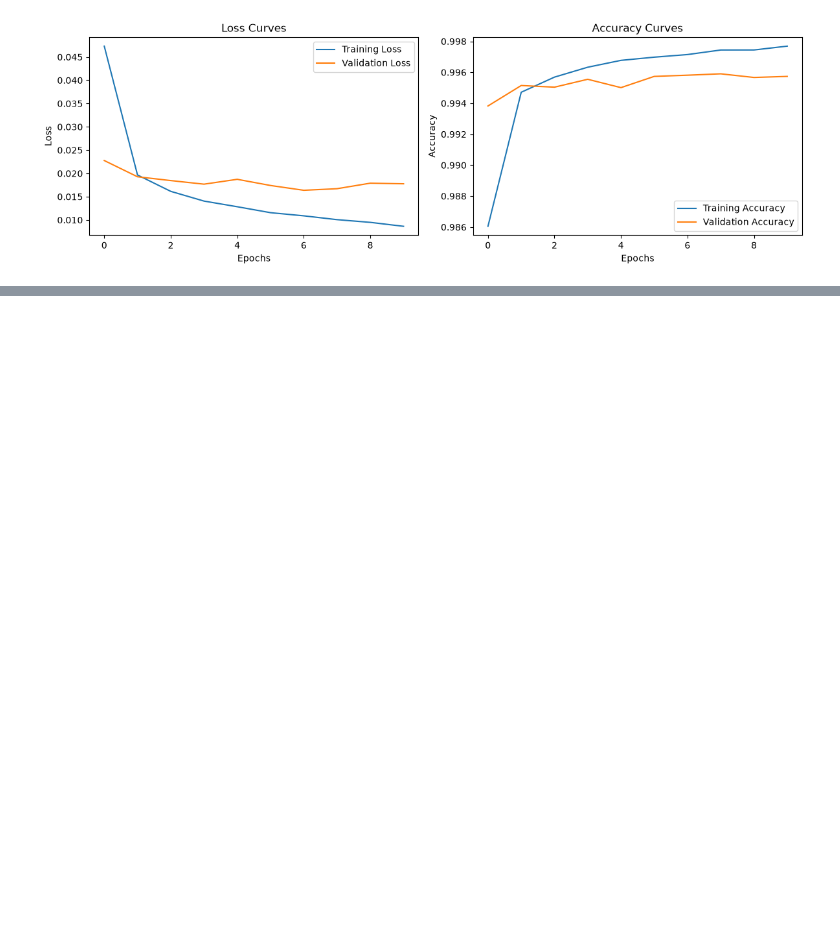
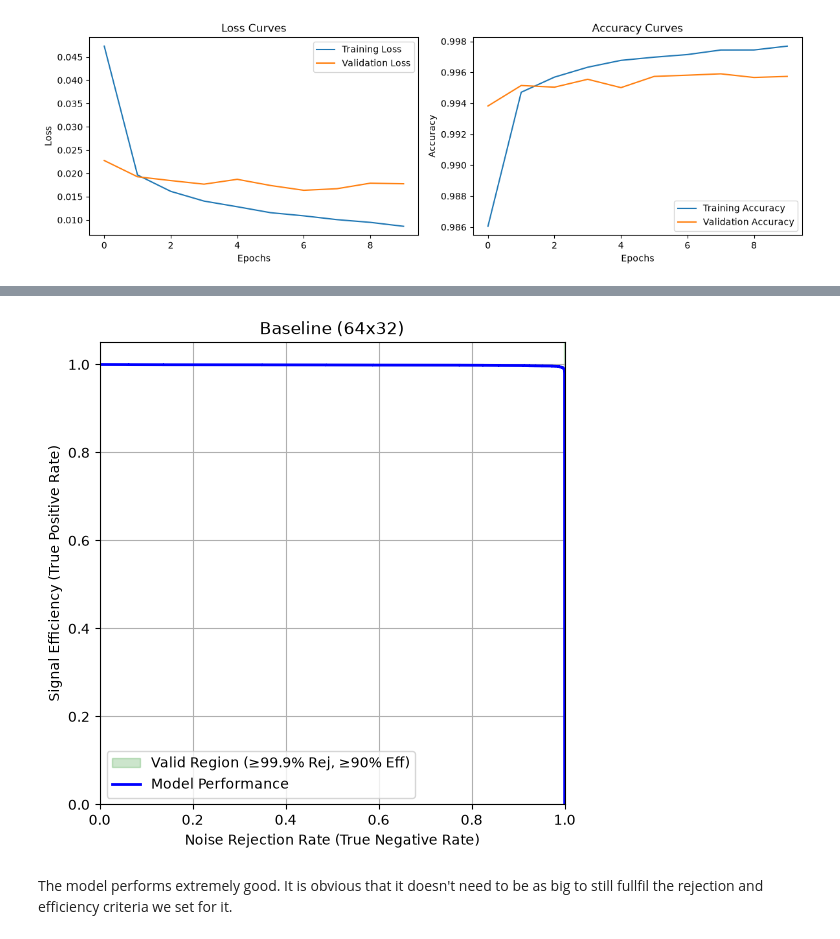
Before and after one commit to FrederikZielke/Deep-Learning, a Jupyter notebook: Applied/Noise_Rejection/Exercise_10_real_time_noise_rejection.ipynb, the cells around one changed output, grey strips where cells are left out. Saved outputs shown, nothing was run; the diff lists cells and outputs as text; code cells hidden in the pictures; blank space fills up the shorter version.

Commit message:
finished noise rejection

```diff
--- a/Applied/Noise_Rejection/Exercise_10_real_time_noise_rejection.ipynb
+++ b/Applied/Noise_Rejection/Exercise_10_real_time_noise_rejection.ipynb
@@ -256,3 +293,7 @@ plt.tight_layout()
 # %%
 # load model
 model = keras.models.load_model("simple_dense.h5", compile=False)
+# %%
+# Evaluate your baseline model
+rej, eff, thresh = evaluate_model_performance(model, x_test_scaled, y_test, title="Baseline (64x32)", zoom=False)
+# %% [output]
@@ -259,3 +302,6 @@ model = keras.models.load_model("simple_dense.h5", compile=False)
+[figure, added]
+# %% [markdown]
+The model performs extremely good. It is obvious that it doesn't need to be as big to still fullfil the rejection and efficiency criteria we set for it.
 # %%
 # Get predictions
 y_pred_probs = model.predict(x_test_scaled).ravel()
```
Also changed, not shown: parts of 28 cells of this notebook.
